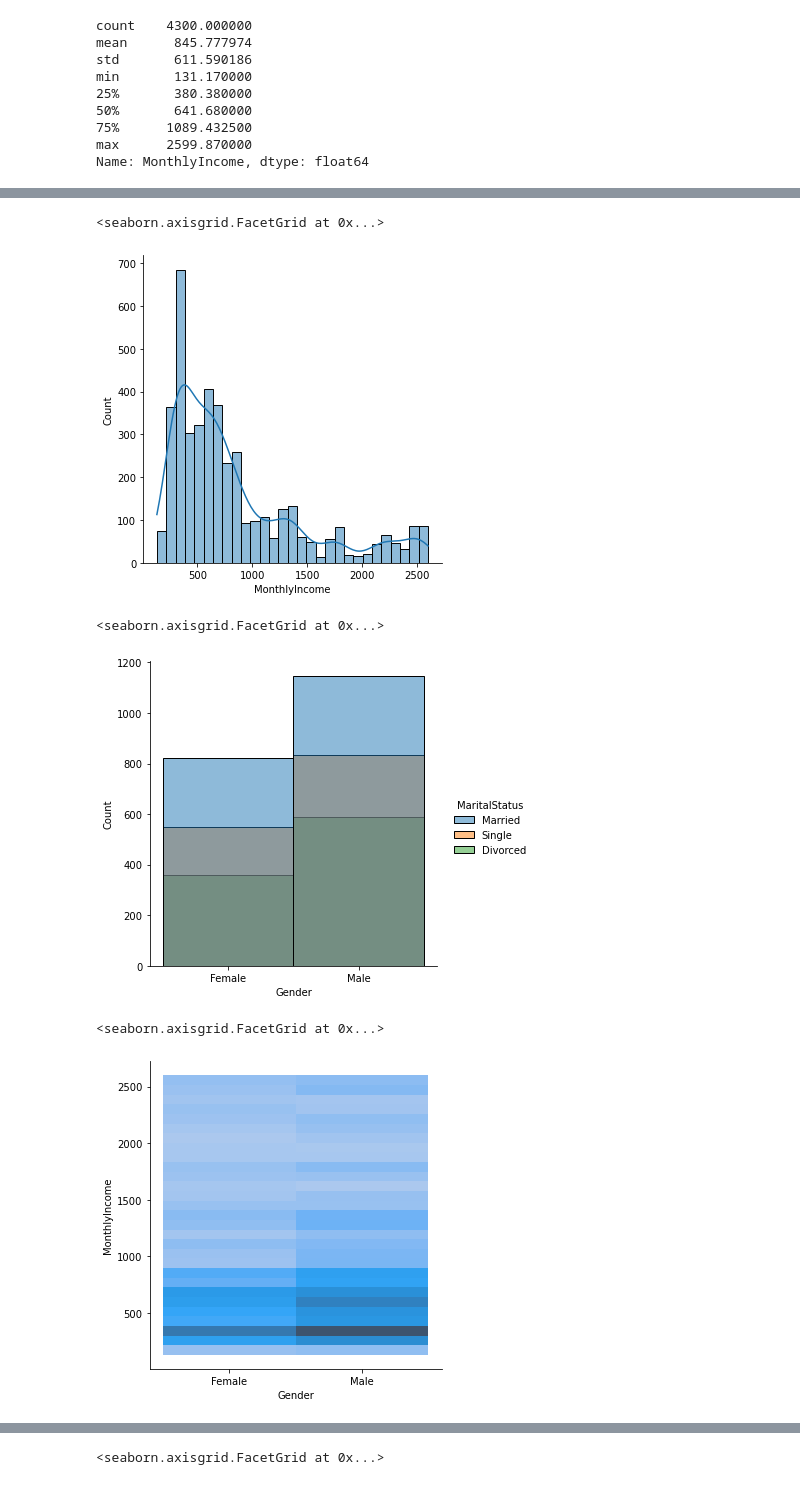
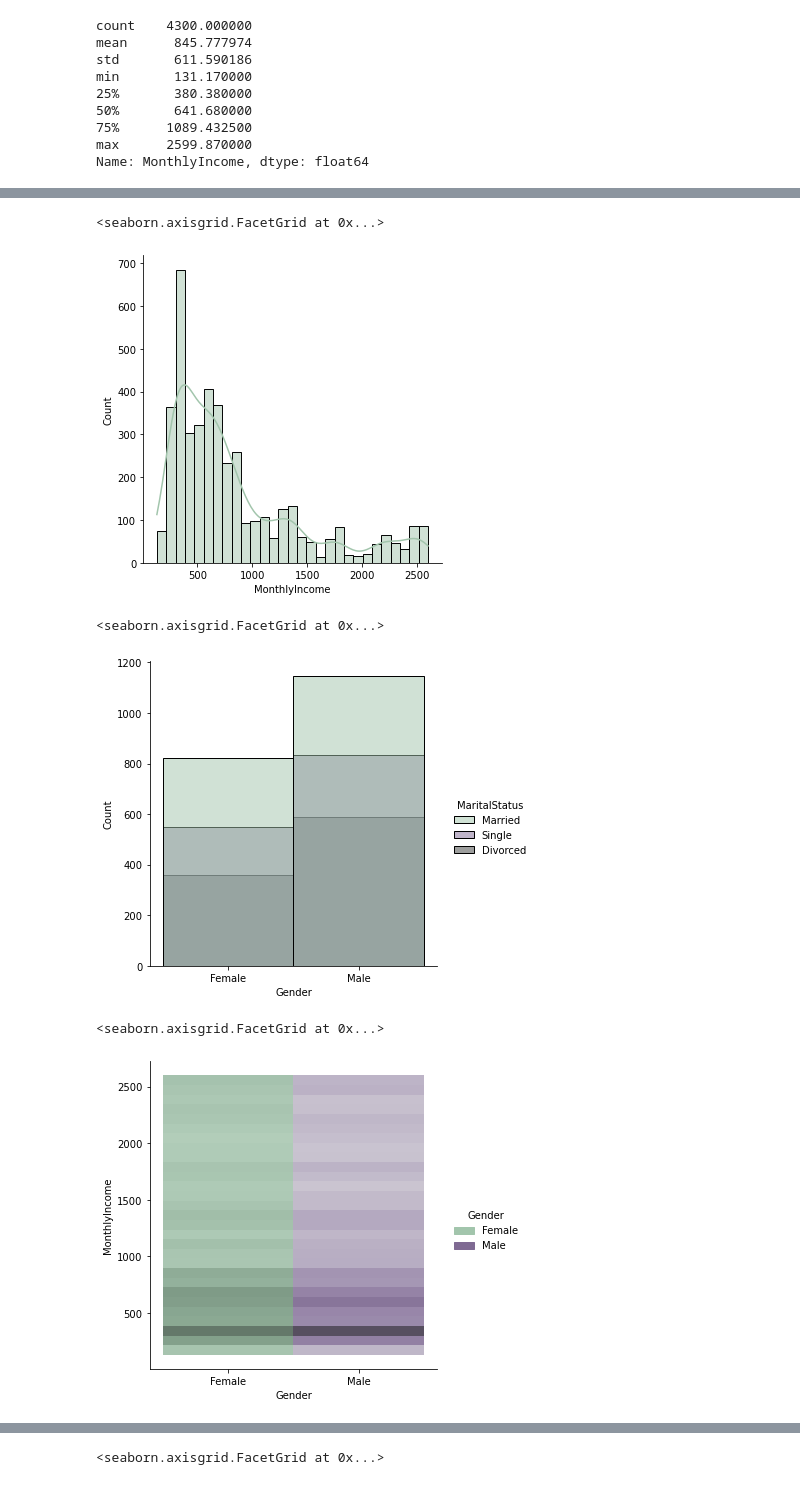
Before and after one commit to conorwhanson/UMN_Data_Capstone_Employee_Attrition, a Jupyter notebook: resources/HR_EDA.ipynb, the cells around one changed output, grey strips where cells are left out. Drawn from its saved outputs; the diff is of its cells as text; code cells hidden in the pictures.

Commit message:
adjusted color palette

```diff
--- a/resources/HR_EDA.ipynb
+++ b/resources/HR_EDA.ipynb
@@ -68,3 +62,7 @@ IndexError: list index out of range
+# %%
+colors = ["#A2C5AC","#9DB5B2","#878E99","#7F6A93","#3C3E3C"]
+
+sns.set_palette(sns.color_palette(colors))
 # %%
 sns.catplot(y="MonthlyIncome", kind="box", data=hr_df)
 # %% [output]
@@ -73,16 +71,24 @@ sns.catplot(y="MonthlyIncome", kind="box", data=hr_df)
 # %%
-sns.displot(hr_df, x="MonthlyIncome", kde=True, color)
+sns.displot(hr_df, x="MonthlyIncome", kde=True)
 # %% [output]
 <seaborn.axisgrid.FacetGrid at 0x...>
-[figure, old version]
+[figure, new version]
+# %%
+colors = ["#A2C5AC","#7F6A93","#3C3E3C"]
+
+sns.set_palette(sns.color_palette(colors))
 # %%
 sns.displot(hr_df, x="Gender", hue="MaritalStatus", legend="full")
 # %% [output]
 <seaborn.axisgrid.FacetGrid at 0x...>
-[figure, old version]
+[figure, new version]
+# %%
+colors = ["#A2C5AC","#7F6A93"]
+
+sns.set_palette(sns.color_palette(colors))
 # %%
-sns.displot(hr_df, x="Gender", y="MonthlyIncome")
+sns.displot(hr_df, x="Gender", hue="Gender", y="MonthlyIncome")
 # %% [output]
 <seaborn.axisgrid.FacetGrid at 0x...>
-[figure, old version]
+[figure, new version]
 # %%
```
Also changed, not shown: parts of 14 cells of this notebook.
